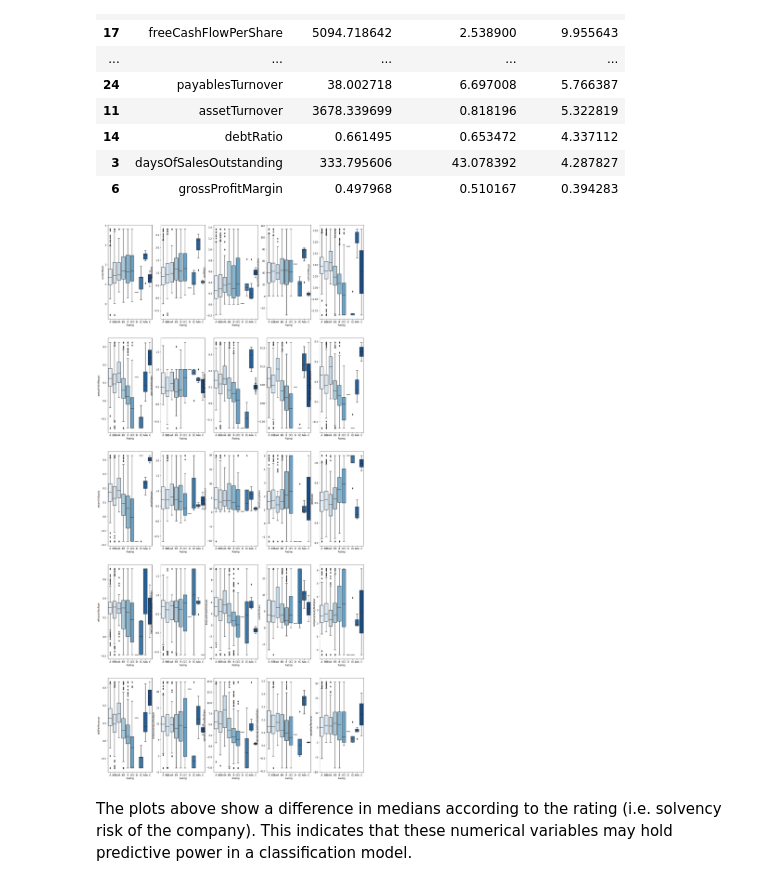
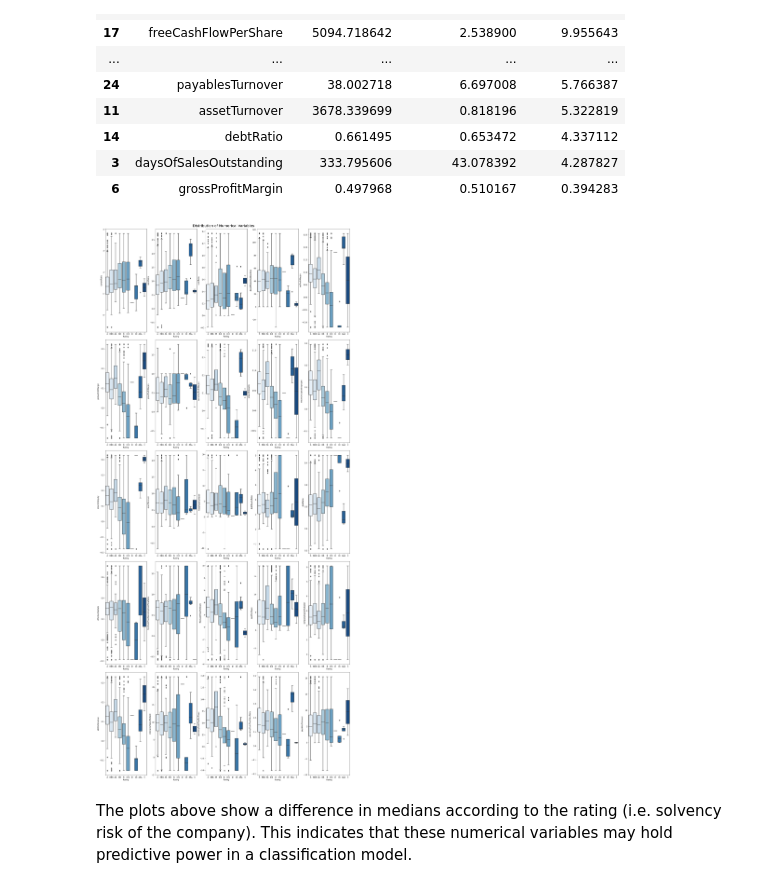
Before and after one commit to bethbarlow7/udacity_ds_nanodegree_capstone, a Jupyter notebook: data/EDA.ipynb, the cells around one changed output. Cells and saved outputs as stored; diff of their text form; code cells hidden in the pictures.

Commit message:
Cleans plots for presentation

```diff
--- a/data/EDA.ipynb
+++ b/data/EDA.ipynb
@@ -183,11 +198,24 @@ A similar result is found for 'Month', with a larger number of ratings made in J
 'Month' and 'Day' are cyclical features and should be encoded to reflect this.
 
 'Year' should be removed from the dataset. This may hold significant predictive power on a backwards-looking model, however the purpose of this model is to predict future credit ratings and as such, the model performance may be lower in practice.
-# %%
-# Plot distributions of all numerical features
-numerical_cols = data.select_dtypes(include=['float64']).columns.tolist()
-for col in numerical_cols:
-
-    fig1, ax1 = plt.subplots()
-    ax1.set_title('Distribution of ' + col)
-    ax1.boxplot(data[col], vert = False)
+# %%
+# Plot distributions of numerical variables
+
+numerical_cols = data.select_dtypes(include=['float64']).columns.tolist()
+
+figure, axes = plt.subplots(nrows=5, ncols=5, figsize=(20,44), constrained_layout = True)
+
+figure.suptitle("Distribution of Numerical Variables", fontsize = 20)
+
+i = 0
+j = 0
+
+for c in numerical_cols:
+
+    sns.boxplot(y = data[c], ax=axes[i, j])
+
+    if j == 4:
+        j=0
+        i+=1
+    else:
+        j+=1
@@ -304,22 +334,24 @@ outlier_comparison.sort_values('perc_outliers', ascending = False) # no impact o
 # %%
 # Plot distributions of numerical variables again, by Rating, using outlier-trimmed data.
 
-figure, axes = plt.subplots(nrows=5, ncols=5, figsize=(20,44))
+figure, axes = plt.subplots(nrows=5, ncols=5, figsize=(20,44), constrained_layout = True)
+
+figure.suptitle("Distribution of Numerical Variables", fontsize = 20)
+
 
 i = 0
 j = 0
-
 for c in numerical_cols:
 
     sns.boxplot(x=data_winz.Rating, y=data_winz[c], ax=axes[i, j], palette = 'Blues')
 
     if j == 4:
         j=0
         i+=1
     else:
         j+=1
 # %% [output]
-[figure, old version]
+[figure, new version]
 # %% [markdown]
 The plots above show a difference in medians according to the rating (i.e. solvency risk of the company). This indicates that these numerical variables may hold predictive power in a classification model.
 # %%
```
Also changed, not shown: parts of 6 cells of this notebook.
